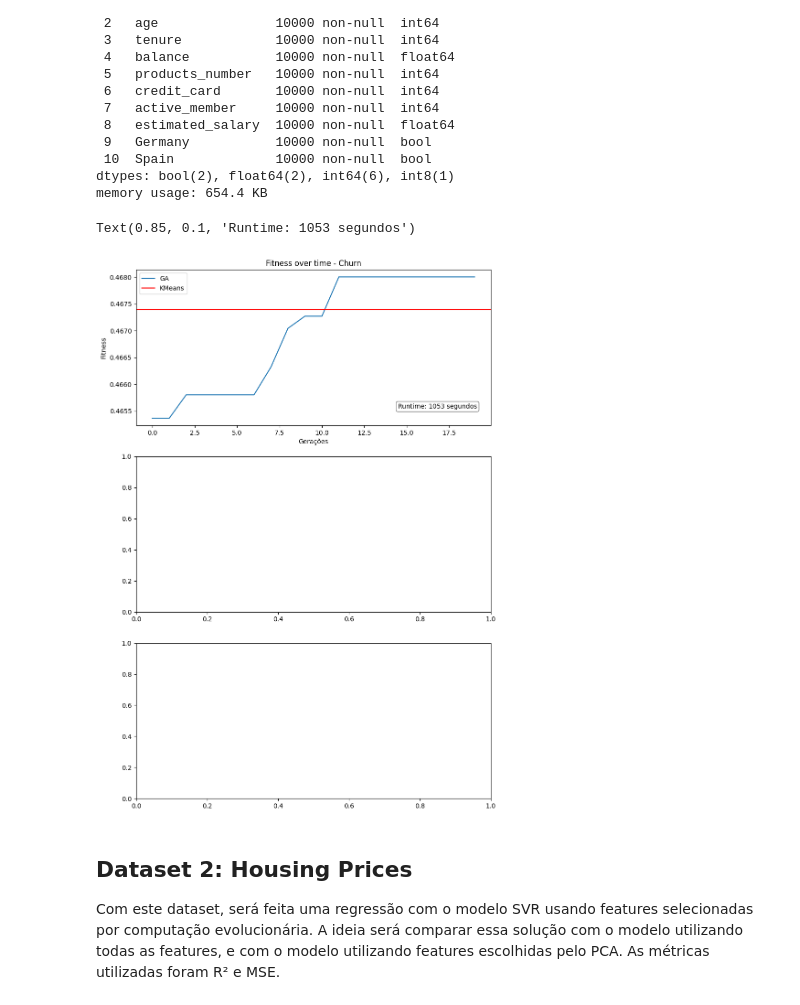
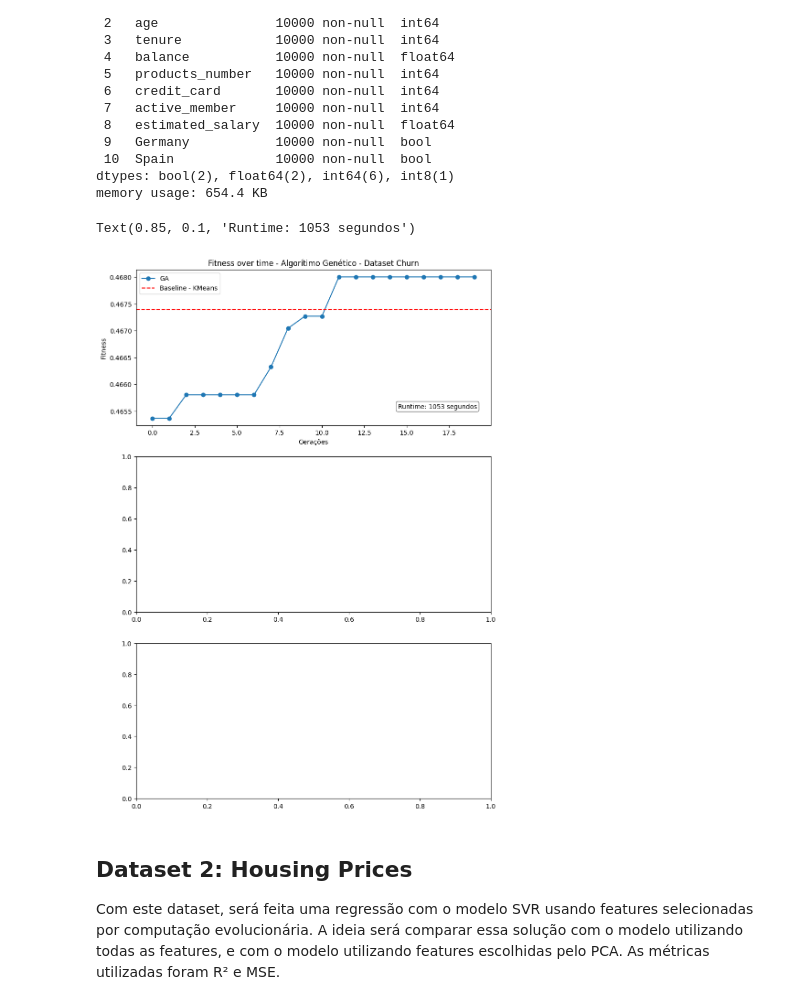
Before and after one commit to matheusgm502/optimization_project, a Jupyter notebook: Projeto Final - Otimização e Computação Evolucionária.ipynb, the cells around one changed output. Drawn from its saved outputs; the diff is of its cells as text; code cells hidden in the pictures.

Commit message:
Ajustes - Diagramação

```diff
--- a/Projeto Final - Otimização e Computação Evolucionária.ipynb
+++ b/Projeto Final - Otimização e Computação Evolucionária.ipynb
@@ -486,23 +487,23 @@ results = runGA(X.to_numpy(),popsize,p_crossover,p_mutation,n_clusters,n_f,max_g
 # %%
 fig, axs = plt.subplots(3, 1, figsize=(10,15))
 
 # Plotando o resultado da análise
 
 text_box_content = f"Runtime: {results['GA_runtime']:.0f} segundos"
 
 
-axs[0].plot(results['GA_fitness_over_time'], label='GA')
-axs[0].axhline(y=silhouette, color='r', linestyle='-', label='KMeans')
+axs[0].plot(results['GA_fitness_over_time'], label='GA', marker='o')
+axs[0].axhline(y=silhouette, color='r', linestyle='--', label='Baseline - KMeans')
 axs[0].legend()
 axs[0].set_xlabel('Gerações')
 axs[0].set_ylabel('Fitness')
-axs[0].set_title('Fitness over time - Churn')
+axs[0].set_title('Fitness over time - Algorítimo Genético - Dataset Churn')
 axs[0].text(0.85, 0.1, text_box_content, transform=axs[0].transAxes,
             fontsize=10, verticalalignment='bottom', horizontalalignment='center',
             bbox=dict(boxstyle='round', facecolor='white', alpha=0.5))
 # %% [output]
 Text(0.85, 0.1, 'Runtime: 1053 segundos')
-[figure, old version]
+[figure, new version]
 # %% [markdown]
 ## Dataset 2: Housing Prices
 Com este dataset, será feita uma regressão com o modelo SVR usando features selecionadas por computação evolucionária. A ideia será comparar essa solução com o modelo utilizando todas as features, e com o modelo utilizando features escolhidas pelo PCA. As métricas utilizadas foram R² e MSE.
```
Also changed, not shown: parts of 1 cell of this notebook.
